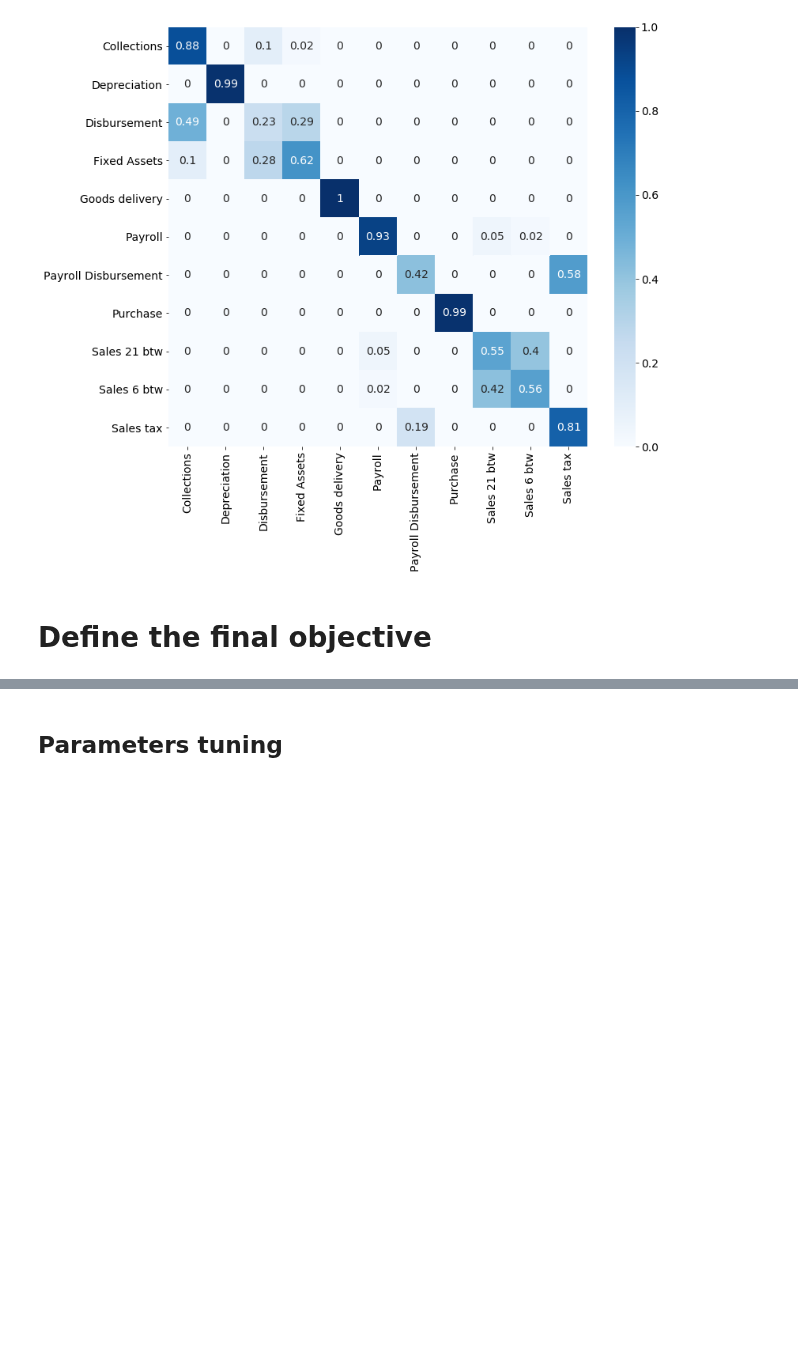
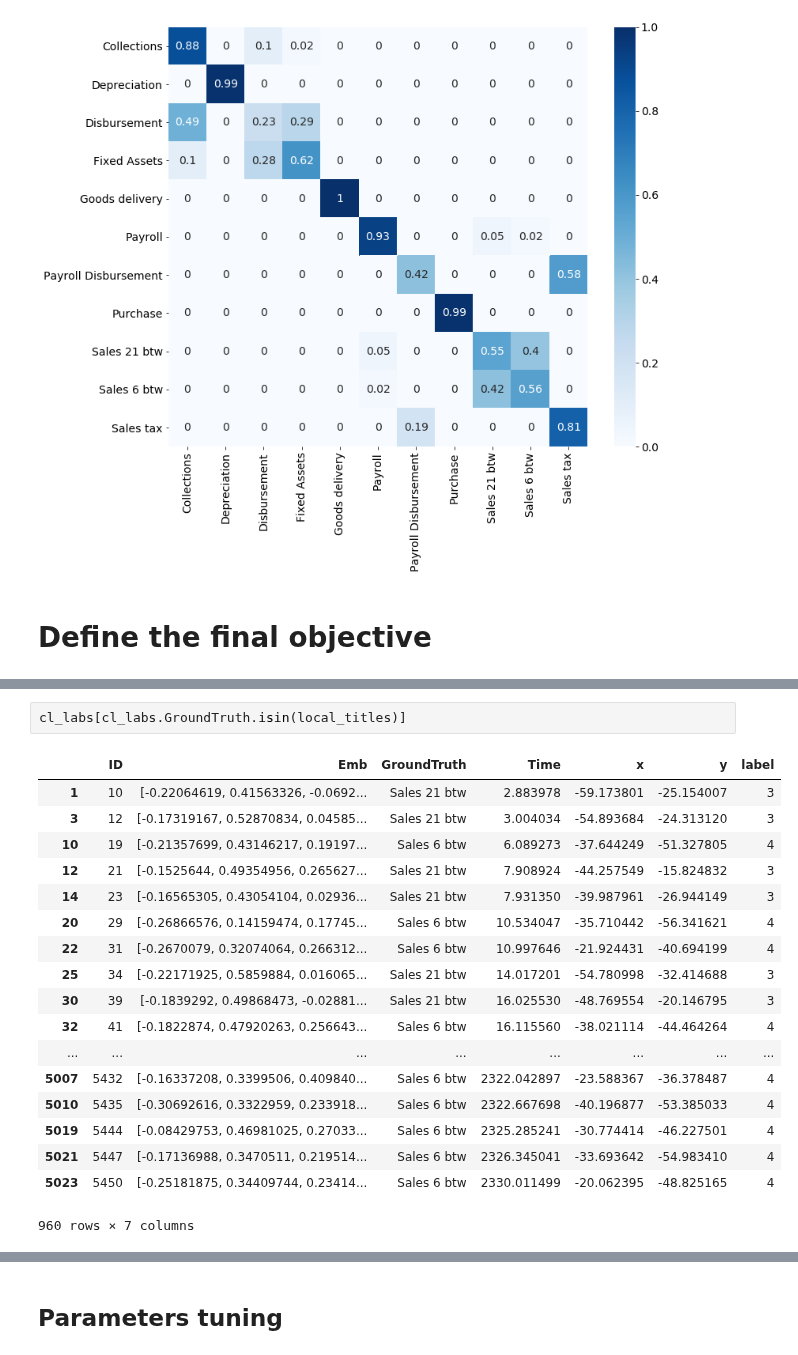
Before and after one commit to AlexWorldD/NetEmbs, a Jupyter notebook: Sensitivity analysis.ipynb, the cells around one changed output, grey strips where cells are left out. Drawn from its saved outputs; the diff is of its cells as text; blank space fills up the shorter version.

```diff
--- a/Sensitivity analysis.ipynb
+++ b/Sensitivity analysis.ipynb
@@ -113,3 +113,24 @@ all_metrics
+# %%
+cl_labs[cl_labs.GroundTruth.isin(local_titles)]
+# %% [output]
+|  | ID | Emb | GroundTruth | Time | x | y | label |
+| 1 | 10 | [-0.22064619, 0.41563326, -0.0692... | Sales 21 btw | 2.883978 | -59.173801 | -25.154007 | 3 |
+| 3 | 12 | [-0.17319167, 0.52870834, 0.04585... | Sales 21 btw | 3.004034 | -54.893684 | -24.313120 | 3 |
+| 10 | 19 | [-0.21357699, 0.43146217, 0.19197... | Sales 6 btw | 6.089273 | -37.644249 | -51.327805 | 4 |
+| 12 | 21 | [-0.1525644, 0.49354956, 0.265627... | Sales 21 btw | 7.908924 | -44.257549 | -15.824832 | 3 |
+| 14 | 23 | [-0.16565305, 0.43054104, 0.02936... | Sales 21 btw | 7.931350 | -39.987961 | -26.944149 | 3 |
+| 20 | 29 | [-0.26866576, 0.14159474, 0.17745... | Sales 6 btw | 10.534047 | -35.710442 | -56.341621 | 4 |
+| 22 | 31 | [-0.2670079, 0.32074064, 0.266312... | Sales 6 btw | 10.997646 | -21.924431 | -40.694199 | 4 |
+| 25 | 34 | [-0.22171925, 0.5859884, 0.016065... | Sales 21 btw | 14.017201 | -54.780998 | -32.414688 | 3 |
+| 30 | 39 | [-0.1839292, 0.49868473, -0.02881... | Sales 21 btw | 16.025530 | -48.769554 | -20.146795 | 3 |
+| 32 | 41 | [-0.1822874, 0.47920263, 0.256643... | Sales 6 btw | 16.115560 | -38.021114 | -44.464264 | 4 |
+| ... | ... | ... | ... | ... | ... | ... | ... |
+| 5007 | 5432 | [-0.16337208, 0.3399506, 0.409840... | Sales 6 btw | 2322.042897 | -23.588367 | -36.378487 | 4 |
+| 5010 | 5435 | [-0.30692616, 0.3322959, 0.233918... | Sales 6 btw | 2322.667698 | -40.196877 | -53.385033 | 4 |
+| 5019 | 5444 | [-0.08429753, 0.46981025, 0.27033... | Sales 6 btw | 2325.285241 | -30.774414 | -46.227501 | 4 |
+| 5021 | 5447 | [-0.17136988, 0.3470511, 0.219514... | Sales 6 btw | 2326.345041 | -33.693642 | -54.983410 | 4 |
+| 5023 | 5450 | [-0.25181875, 0.34409744, 0.23414... | Sales 6 btw | 2330.011499 | -20.062395 | -48.825165 | 4 |
+960 rows × 7 columns
 # %%
 local_titles = ["Sales 21 btw", "Sales 6 btw"]
 all_metrics_local = evaluate_all(cl_labs[cl_labs.GroundTruth.isin(local_titles)], column_true="GroundTruth", postfix=", local")
```
Also changed, not shown: parts of 7 cells of this notebook, 38 other files.
